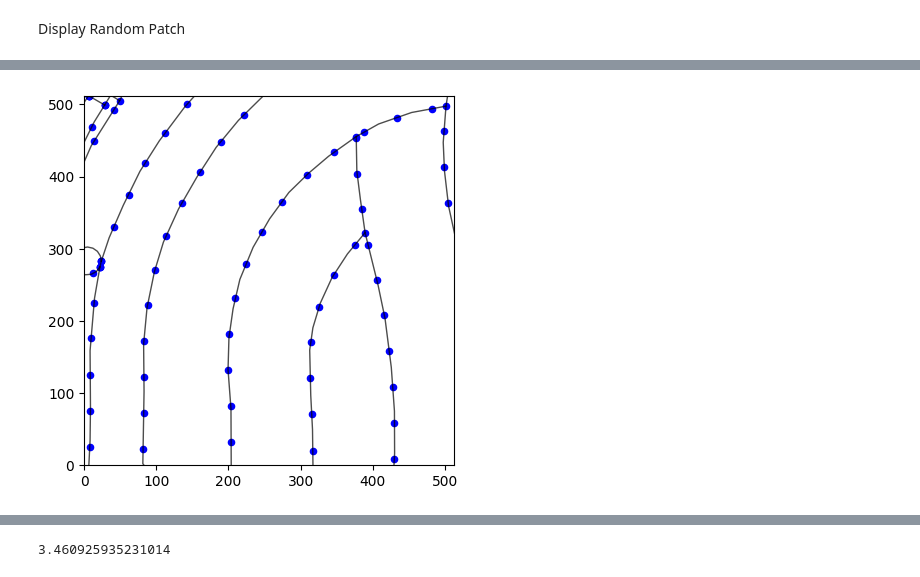
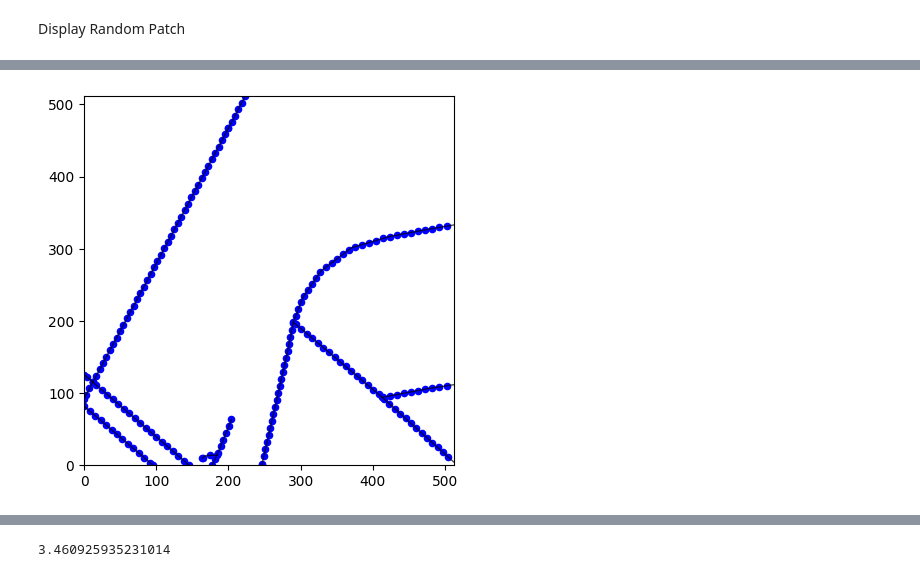
Before and after one commit to Roughienmn/Width-Extractor, a Jupyter notebook: Prototype.ipynb, the cells around one changed output, grey strips where cells are left out. Saved outputs shown, nothing was run; the diff lists cells and outputs as text; code cells hidden in the pictures.

```diff
--- a/Prototype.ipynb
+++ b/Prototype.ipynb
@@ -127,7 +127,7 @@ road_patch
 # %%
 PATCH_SIZE = 512 # Size of the patches
 EARTH_CIRCUFERENCE = 40075016.686 # in meters
-SEARCH_INTERVAL = 50  # Distance between interpolated points
+SEARCH_INTERVAL = 10  # Distance between interpolated points
 SEARCH_RANGE = 10 # pixels the road can be adjusted to find the best fit [coords-SEARCH_RANGE, coords+SEARCH_RANGE]
 LINE_LENGTH = 20  # Total length of perpendicular lines
 MAX_DISTANCE_FROM_ROAD = 50 # Maximum distance a point can be from a road mask
@@ -141,7 +141,7 @@ Display Random Patch
 #data\roadimages\3 _ Clear Regular Roads\57__14.557001_121.006165.png
 DISPLAY_ALLOWANCE = 0.0000
 
-random_patch_path = random.choice(file_paths)
+random_patch_path = Path("data\\roadmasks\\13__14.580925_121.030884.png")
 folder_names = ["\\1 _ No Roads", "\\2 _ Roads with Occlusions", "\\3 _ Clear Regular Roads", "\\4 _ Wide Roads"]
 mask_path = str(random_patch_path).replace("roadimages", "roadmasks")
 
@@ -457,6 +448,8 @@ def compute_points_and_perpendiculars(road_line, distance_interval):
     return point_slope_pairs
 # %%
 bbox = sp.geometry.box(0, 0, 512, 512)
+scaled_patch_roads['geometry_scaled'] = scaled_patch_roads['geometry_scaled'].clip(bbox)
+scaled_patch_roads = scaled_patch_roads[scaled_patch_roads['geometry_scaled'].notnull()]
 point_line_eq = []
 for road in scaled_patch_roads['geometry_scaled'].items():
     geom = road[1]
@@ -477,31 +470,31 @@ for road in scaled_patch_roads['geometry_scaled'].items():
                 #     dx = LINE_LENGTH / (2 * (1 + slope ** 2) ** 0.5)
                 #     dy = slope * dx
                 #     x1, y1 = point.x - dx, point.y - dy
                 #     x2, y2 = point.x + dx, point.y + dy
                 #     plt.plot([x1, x2], [y1, y2], color='red')
                 plt.scatter(point.x, point.y, color='blue', s=20)
     elif isinstance(geom, sp.LineString):
         x, y = geom.xy
         plt.plot(x, y, color='black', linewidth=1, alpha=0.7)
         point_slope_pairs = compute_points_and_perpendiculars(geom, SEARCH_INTERVAL)
         for point_slope_pair in point_slope_pairs:
             point, slope = point_slope_pair
             point, slope = point_slope_pair
             # if slope == float('inf'):
             #     x1, x2 = point.x
             #     y1, y2 = point.y - LINE_LENGTH / 2, point.y + LINE_LENGTH / 2
             #     plt.plot([x1, x2], [y1, y2], color='red')
             # else:
             #     dx = LINE_LENGTH / (2 * (1 + slope ** 2) ** 0.5)
             #     dy = slope * dx
             #     x1, y1 = point.x - dx, point.y - dy
             #     x2, y2 = point.x + dx, point.y + dy
             #     plt.plot([x1, x2], [y1, y2], color='red')
             plt.scatter(point.x, point.y, color='blue', s=20)
 
 plt.xlim(0, 512)
 plt.ylim(0, 512)
 plt.gca().set_aspect('equal', adjustable='box')
 plt.show()
 # %% [output]
-[figure, old version]
+[figure, new version]
```
Also changed, not shown: parts of 29 cells of this notebook.
